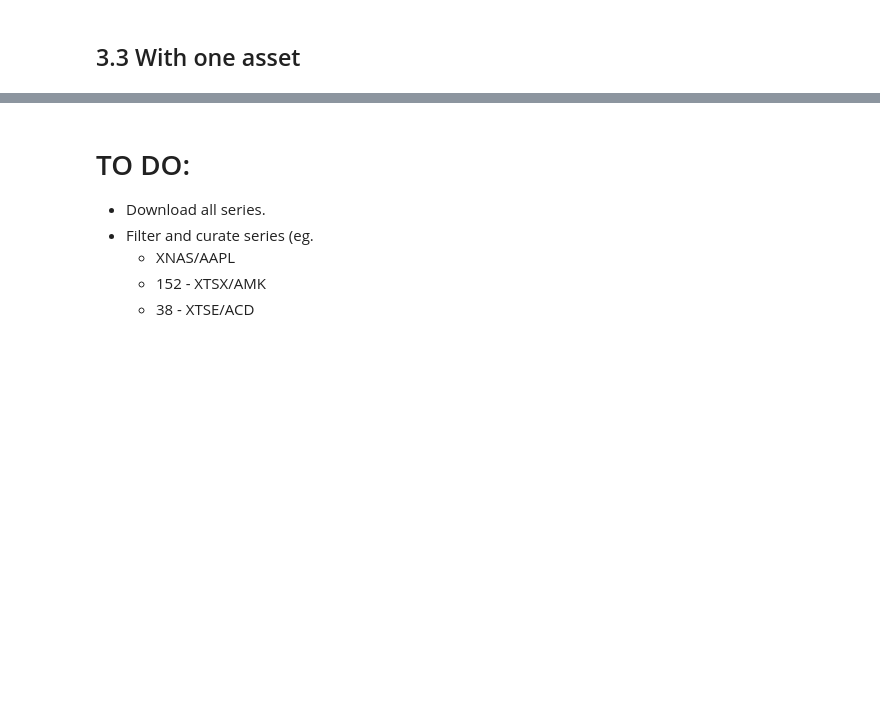
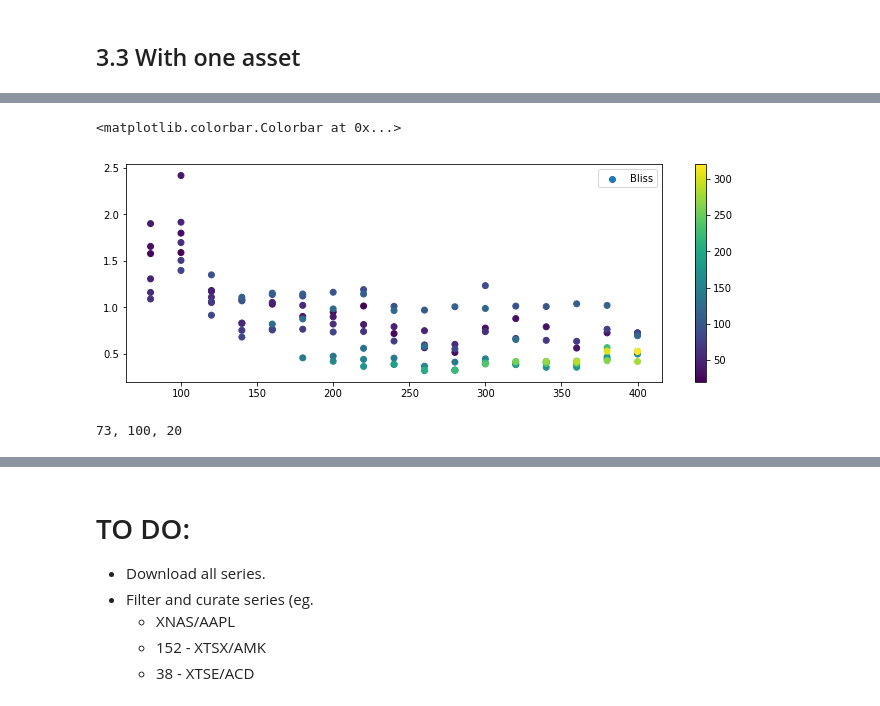
Before and after one commit to peerchen/trend-following-1, a Jupyter notebook: Trend Following Lab.ipynb, the cells around one changed output, grey strips where cells are left out. Saved outputs shown, nothing was run; the diff lists cells and outputs as text; code cells hidden in the pictures; blank space fills up the shorter version.

```diff
--- a/Trend Following Lab.ipynb
+++ b/Trend Following Lab.ipynb
@@ -740,0 +824,16 @@ tr_j.plot_lake_ratio()
+# %%
+plt.scatter(res_perf.reset_index().Slow,
+            res_perf.Bliss, c=res_perf.reset_index().Fast)
+plt.legend()
+plt.colorbar()
+# %% [output]
+<matplotlib.colorbar.Colorbar at 0x...>
+[figure, added]
+# %%
+s, f = res_perf.ICAGR.idxmax(); print(j, s, f, sep=', ')
+tr_j = RS_Trading_Strategy(pr_j, equity=1e6,
+                           days_fast=int(f), days_slow=int(s),
+                           name=str(j) + ' - ' + ticker_j)
+tr_j.excecute()
+# %% [output]
+73, 100, 20
```
Also changed, not shown: parts of 13 cells of this notebook.
